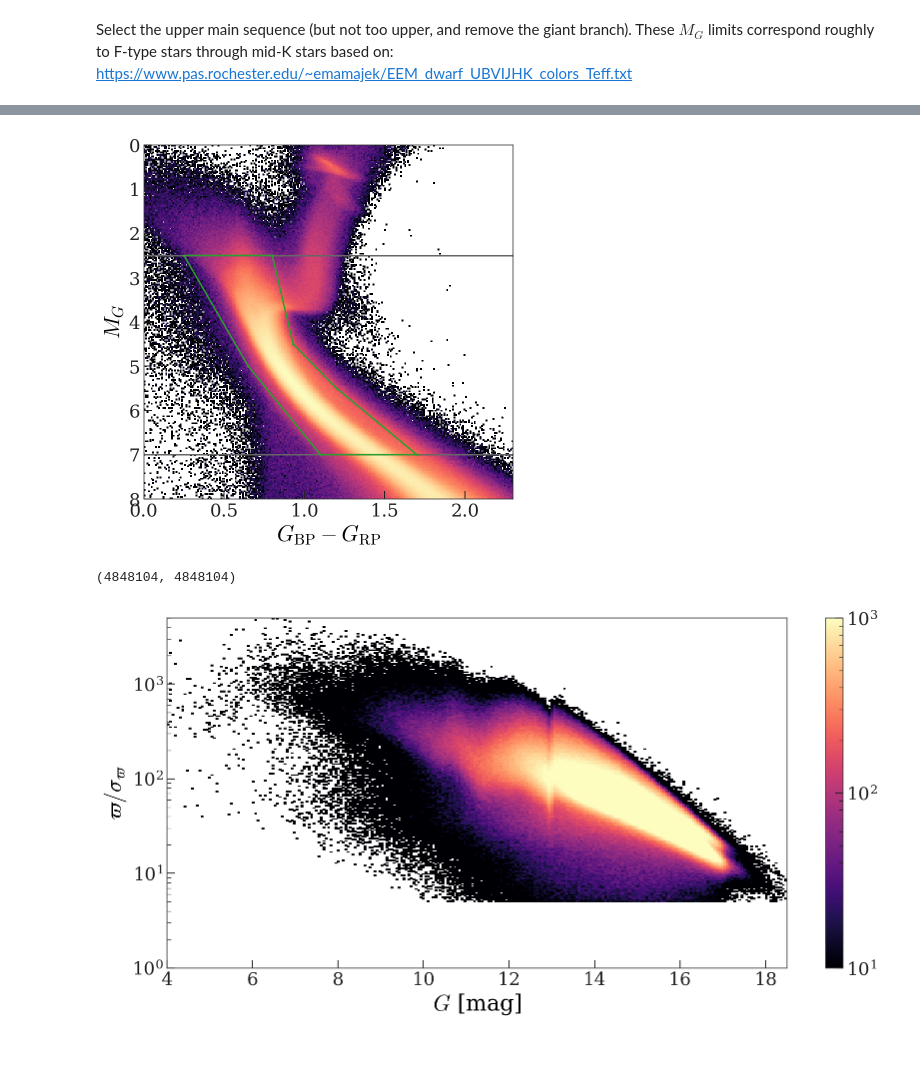
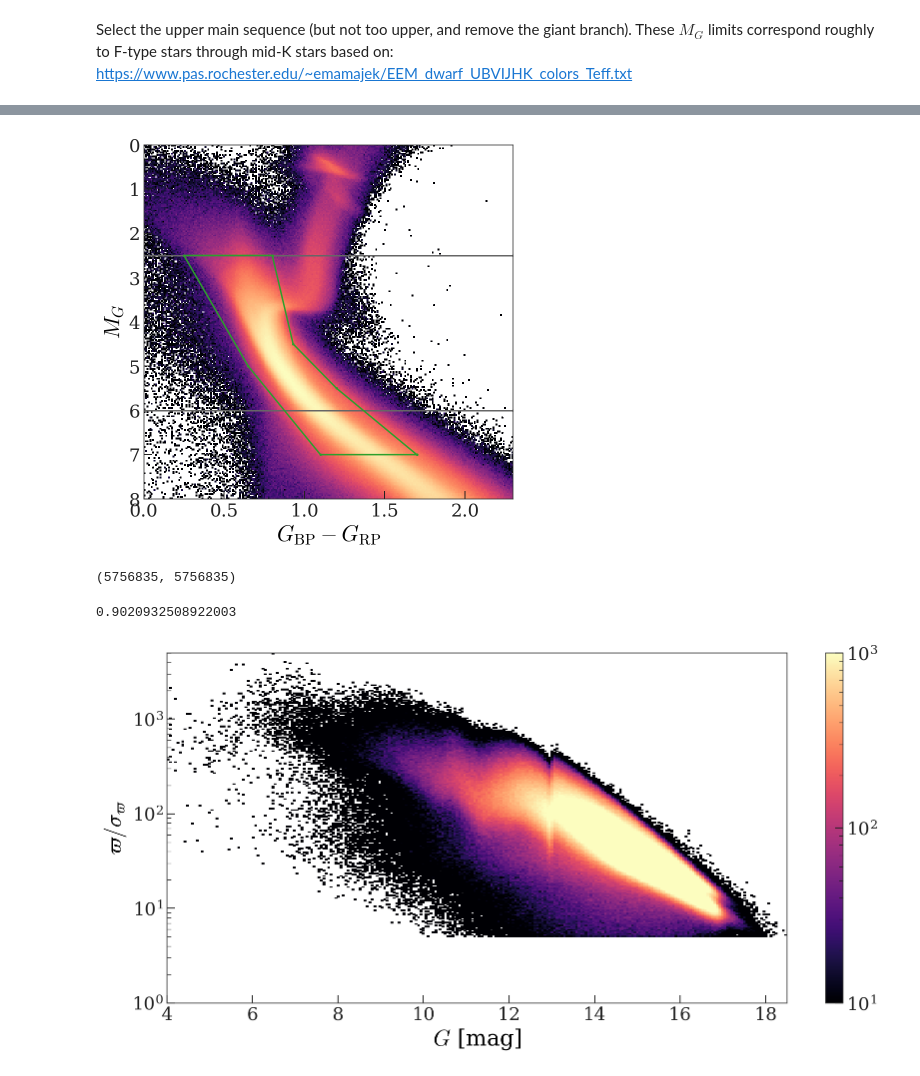
Before and after one commit to adrn/solar-velocity, a Jupyter notebook: notebooks/Midplane.ipynb, the cells around one changed output, grey strips where cells are left out. Cells and saved outputs as stored; diff of their text form; code cells hidden in the pictures.

```diff
--- a/notebooks/Midplane.ipynb
+++ b/notebooks/Midplane.ipynb
@@ -21,10 +48,14 @@ from pyia import GaiaData
 allg = GaiaData('/mnt/home/apricewhelan/data/GaiaEDR3/Gaia-b30-G18.5.fits')
 # %%
 G_max = 18.5 * u.mag
-b_max = 30 * u.deg
+min_b = 30 * u.deg
+max_dist = 1.5 * u.kpc
 
-mask = (allg.parallax > 1 * u.mas) & ((allg.parallax / allg.parallax_error) > 5)
+mask = (
+    (allg.parallax > coord.Distance(max_dist).parallax) &
+    ((allg.parallax / allg.parallax_error) > 5)
+)
 g = allg[mask]
 
-len(g), len(allg), (allg.ruwe < 1.4).sum() / len(allg), mask.sum() / len(allg)
+len(g), len(allg)
 # %% [output]
@@ -65,7 +72,7 @@ fig.tight_layout()
 Select the upper main sequence (but not too upper, and remove the giant branch). These $M_G$ limits correspond roughly to F-type stars through mid-K stars based on:
 https://www.pas.rochester.edu/~emamajek/EEM_dwarf_UBVIJHK_colors_Teff.txt
 # %%
-MG_lim = [2.5, 7] * u.mag
+MG_lim = [2.5, 6] * u.mag
 maxdist = coord.Distance(distmod=G_max - max(MG_lim))
 print(f"rough maximum distance for completeness: {maxdist:.0f}")
 # %% [output]
@@ -74,44 +105,51 @@ rough maximum distance for completeness: 2 kpc
 fig, ax = plt.subplots(figsize=(6, 6))
 ax.hist2d(
     BPRP.value,
     MG.value,
     bins=(np.linspace(0, 2.3, 256),
           np.linspace(0, 8, 256)),
     norm=mpl.colors.LogNorm()
 )
 
 for lim in MG_lim:
     ax.axhline(lim.value)
 
 nodes = np.array([
     [1.7, 7],
     [1.1, 7],
     [0.65, 5],
     [0.25, 2.5],
     [0.8, 2.5],
     [0.93, 4.5],
     [1.2, 5.5],
     [1.7, 7]
 ])
 ax.plot(nodes[:, 0], nodes[:, 1], color='tab:green')
 path_ = mpl.path.Path(nodes)
-cmd_mask = path_.contains_points(np.stack((BPRP.value, MG.value)).T)
+cmd_mask = (
+    path_.contains_points(np.stack((BPRP.value, MG.value)).T) &
+    (MG > MG_lim[0]) &
+    (MG < MG_lim[1])
+)
 
 ax.set_ylim(8, 0)
 ax.set_xlabel(r'$G_{\rm BP}-G_{\rm RP}$')
 ax.set_ylabel('$M_G$')
 fig.tight_layout()
 # %% [output]
-[figure, old version]
+[figure, new version]
 # %%
 mask = (
     cmd_mask
 )
 cmd_mask.sum(), mask.sum()
 # %% [output]
-(4848104, 4848104)
+(5756835, 5756835)
 # %%
 ms_g = g[mask]
+(ms_g.ruwe < 1.4).sum() / len(ms_g)
+# %% [output]
+0.9020932508922003
 # %%
 plt.figure(figsize=(12, 6))
 plt.hist2d(
@@ -127,7 +165,7 @@ plt.xlabel('$G$ [mag]')
 plt.ylabel(r'$\varpi / \sigma_\varpi$')
 plt.tight_layout()
 # %% [output]
-[figure, old version]
+[figure, new version]
 # %%
 gal = ms_g.skycoord.galactic
 x, y, z = gal.represent_as('cartesian').xyz.to_value(u.kpc)
```
Also changed, not shown: parts of 29 cells of this notebook, 2 other files.
